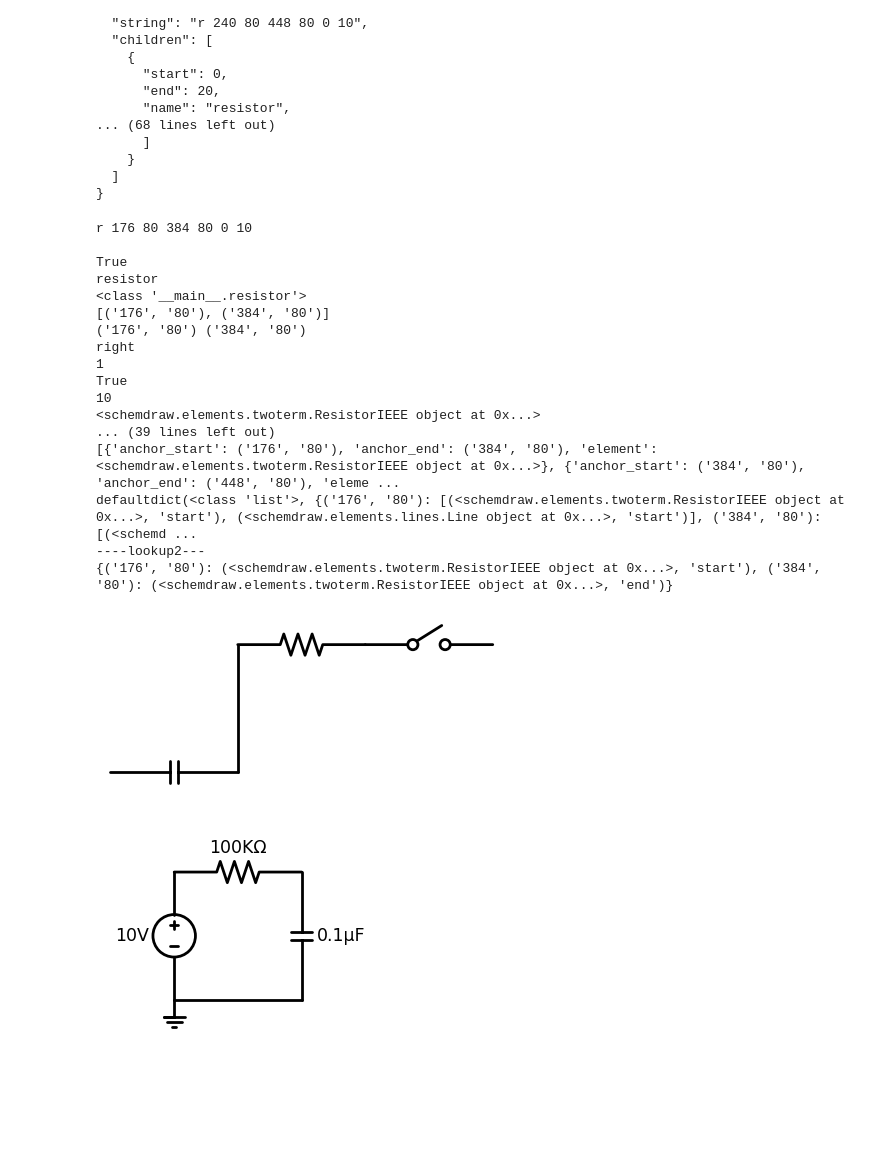
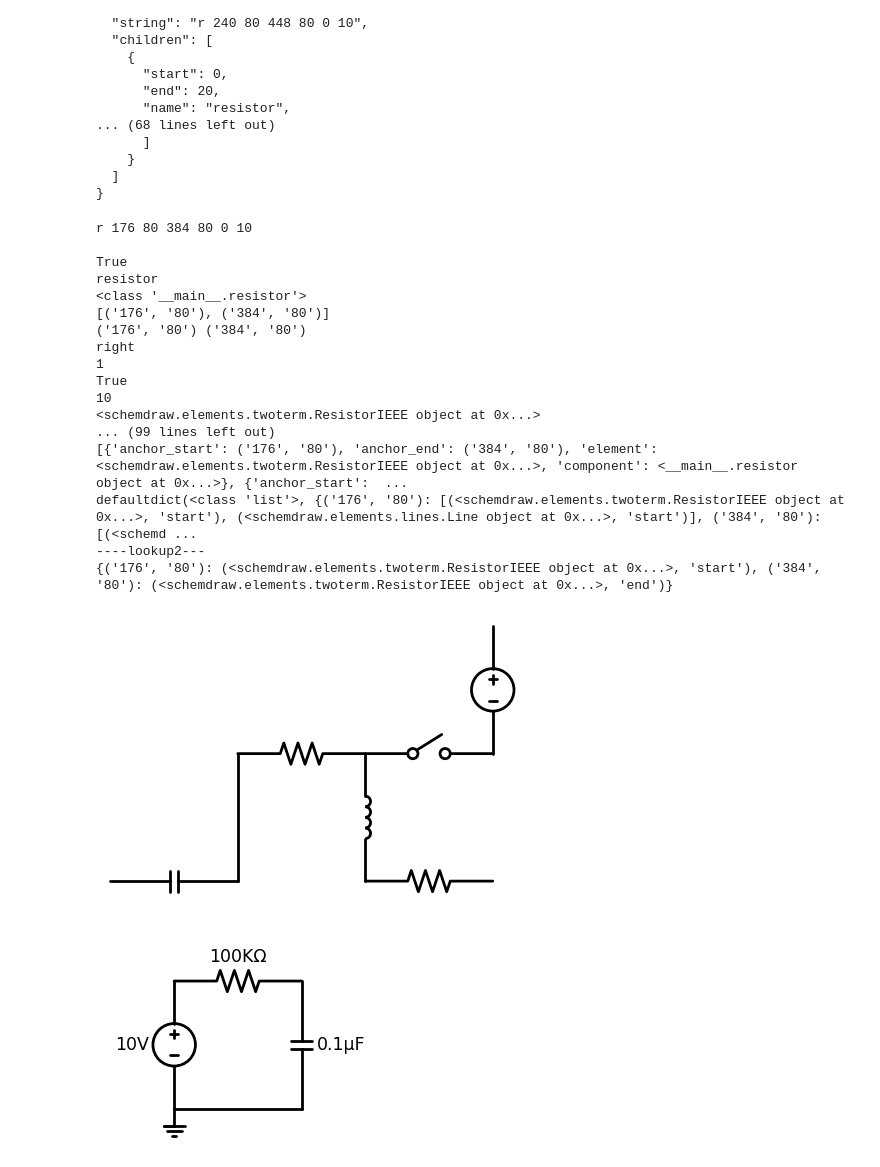
Before and after one commit to raspberrypisig/circuitjs2schemdraw, a Jupyter notebook: main.ipynb, the cells around one changed output. Saved outputs shown, nothing was run; the diff lists cells and outputs as text; code cells hidden in the pictures; blank space fills up the shorter version.

```diff
--- a/main.ipynb
+++ b/main.ipynb
@@ -269,7 +280,7 @@ component_list = []
 element_list = []
 lookup = defaultdict(list)
 
-with open('tests/basic3.txt') as f:
+with open('tests/basic2.txt') as f:
 #with open('tests/basic.txt') as f:
 #with open('tests/sample2.txt') as f:
     f.readline()
@@ -293,6 +304,8 @@ with open('tests/basic3.txt') as f:
             direction = getDirection(terminal_coords)
             print(direction)
             component = component_warehouse[component_name]()
+
+            component.direction = direction
             print(component.id)
             print(component.hasValue)
 
@@ -310,7 +323,8 @@ with open('tests/basic3.txt') as f:
             element_list.append({
                 'anchor_start': start_coords,
                 'anchor_end': end_coords,
-                'element': element
+                'element': element,
+                'component': component
             })
             lookup[start_coords].append((element, 'start'))
             lookup[end_coords].append((element, 'end'))
@@ -345,11 +359,13 @@ with schemdraw.Drawing() as d:
     i = 1
     current = anchor_end
 
+
     while i < len(element_list):
         element = element_list[i]
         anchor_start = element['anchor_start']
         anchor_end = element['anchor_end']
         e = element['element']
+        component = element['component']
 
         if anchor_start in lookup2:
             f,g = lookup2[anchor_start]
@@ -360,36 +376,36 @@ with schemdraw.Drawing() as d:
 
 
         elif anchor_end in lookup2:
             f,g = lookup2[anchor_end]
             d += e.at(getattr(f, g))
             i = i + 1
             lookup2[anchor_start] = (e, 'start')
             lookup2[anchor_end] = (e, 'end')
 
         else:
             pass
 #with schemdraw.Drawing() as d:
 #    for c in component_list:
 #        d += c
 # %% [output]
 r 176 80 384 80 0 10
 
 True
 resistor
 <class '__main__.resistor'>
 [('176', '80'), ('384', '80')]
 ('176', '80') ('384', '80')
 right
 1
 True
 10
 <schemdraw.elements.twoterm.ResistorIEEE object at 0x...>
-... (39 lines left out)
-[{'anchor_start': ('176', '80'), 'anchor_end': ('384', '80'), 'element': <schemdraw.elements.twoterm.ResistorIEEE object at 0x...>}, {'anchor_start': ('384', '80'), 'anchor_end': ('448', '80'), 'eleme ...
+... (99 lines left out)
+[{'anchor_start': ('176', '80'), 'anchor_end': ('384', '80'), 'element': <schemdraw.elements.twoterm.ResistorIEEE object at 0x...>, 'component': <__main__.resistor object at 0x...>}, {'anchor_start':  ...
 defaultdict(<class 'list'>, {('176', '80'): [(<schemdraw.elements.twoterm.ResistorIEEE object at 0x...>, 'start'), (<schemdraw.elements.lines.Line object at 0x...>, 'start')], ('384', '80'): [(<schemd ...
 ----lookup2---
 {('176', '80'): (<schemdraw.elements.twoterm.ResistorIEEE object at 0x...>, 'start'), ('384', '80'): (<schemdraw.elements.twoterm.ResistorIEEE object at 0x...>, 'end')}
-[figure, old version]
+[figure, new version]
 # %%
 %matplotlib inline
 %config InlineBackend.figure_format = 'svg'
```
Also changed, not shown: parts of 1 cell of this notebook, 9 other files.
